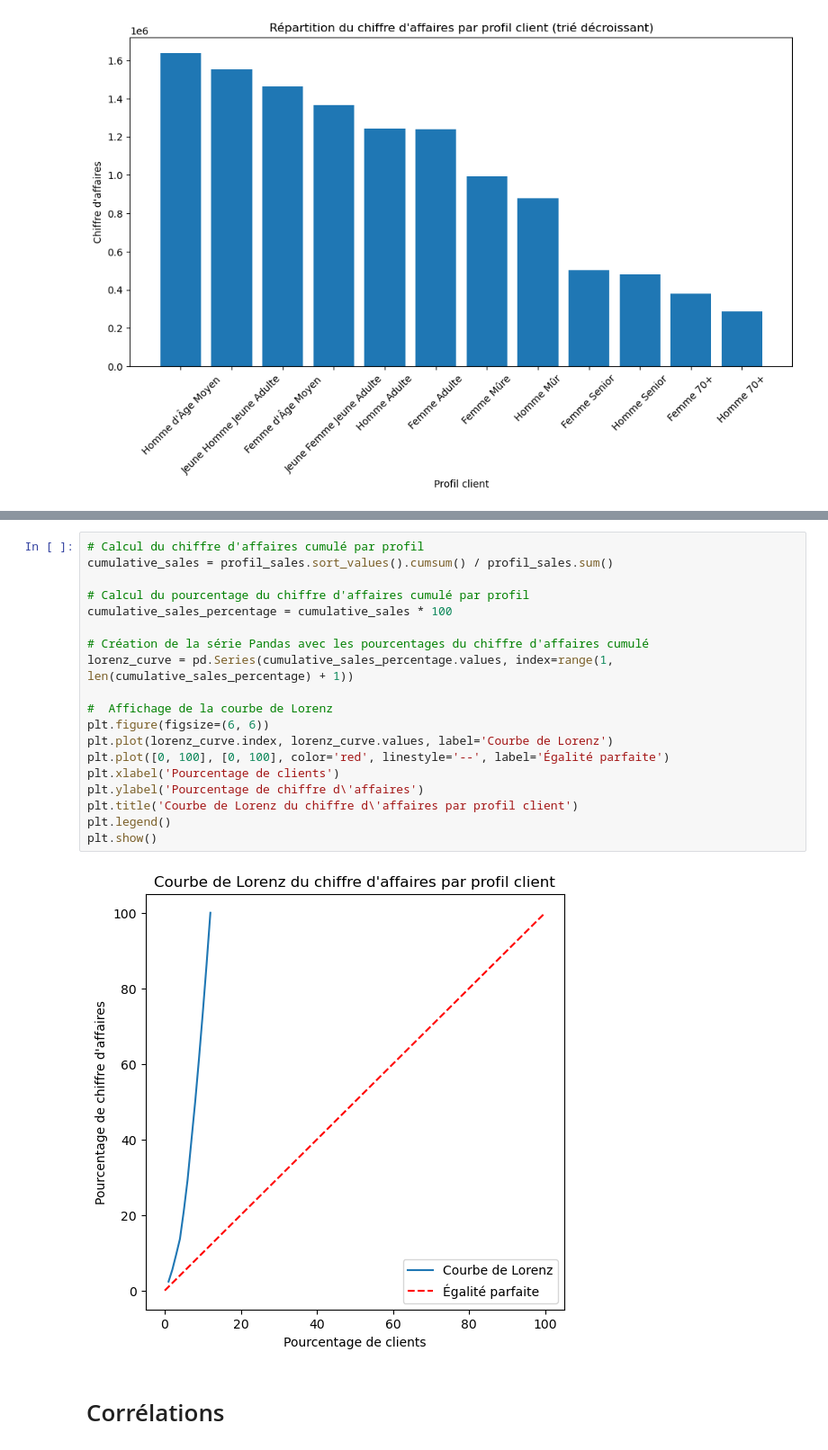
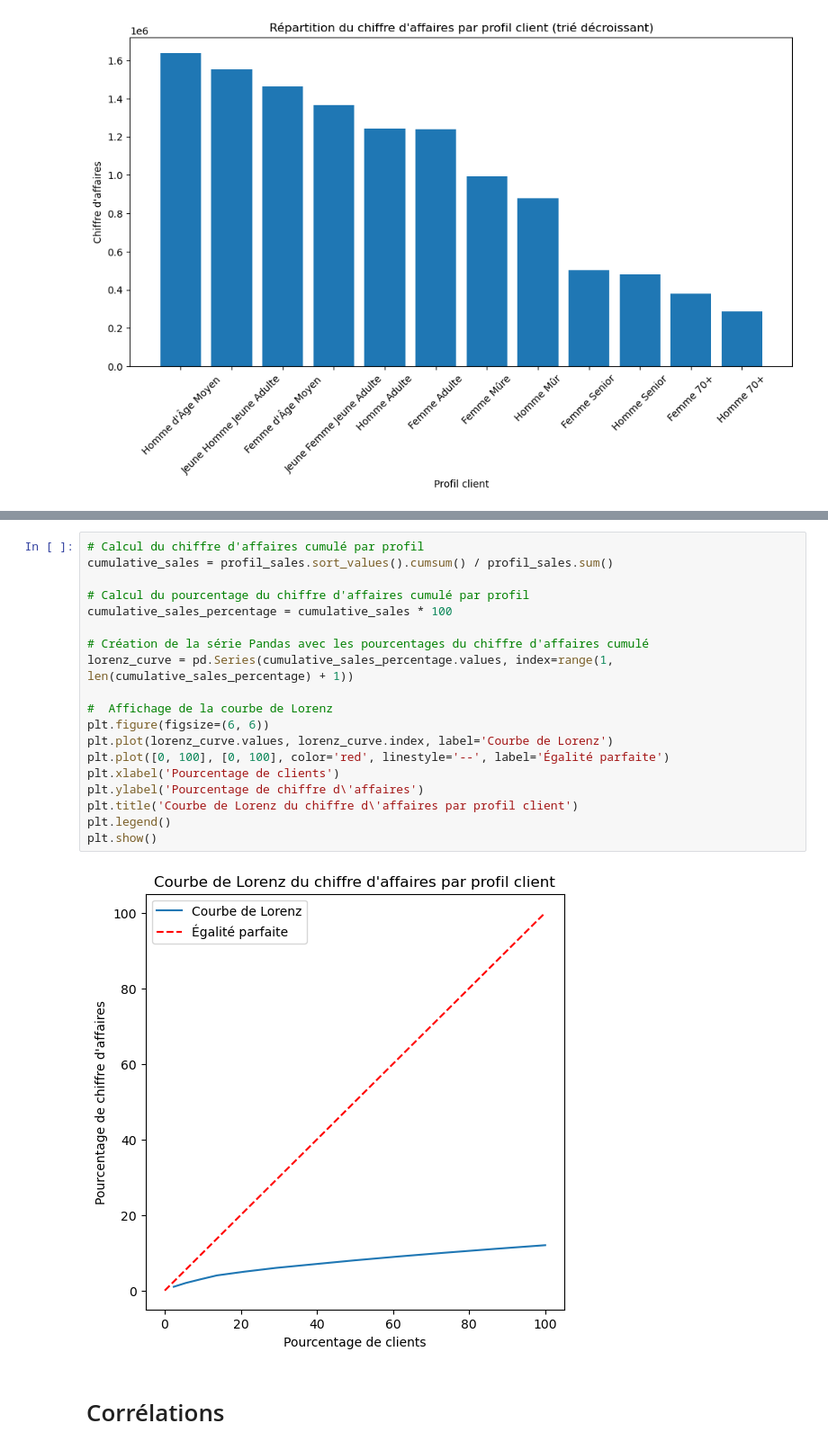
Before and after one commit to AntoineJBQ/Projet-6, a Jupyter notebook: Projet6.ipynb, the cells around one changed output, grey strips where cells are left out. Shown at 90% size. Drawn from its saved outputs; the diff is of its cells as text.

```diff
--- a/Projet6.ipynb
+++ b/Projet6.ipynb
@@ -412,24 +442,24 @@ plt.show()
 # %%
 # Calcul du chiffre d'affaires cumulé par profil
 cumulative_sales = profil_sales.sort_values().cumsum() / profil_sales.sum()
 
 # Calcul du pourcentage du chiffre d'affaires cumulé par profil
 cumulative_sales_percentage = cumulative_sales * 100
 
 # Création de la série Pandas avec les pourcentages du chiffre d'affaires cumulé
 lorenz_curve = pd.Series(cumulative_sales_percentage.values, index=range(1, len(cumulative_sales_percentage) + 1))
 
 #  Affichage de la courbe de Lorenz
 plt.figure(figsize=(6, 6))
-plt.plot(lorenz_curve.index, lorenz_curve.values, label='Courbe de Lorenz')
+plt.plot(lorenz_curve.values, lorenz_curve.index, label='Courbe de Lorenz')
 plt.plot([0, 100], [0, 100], color='red', linestyle='--', label='Égalité parfaite')
 plt.xlabel('Pourcentage de clients')
 plt.ylabel('Pourcentage de chiffre d\'affaires')
 plt.title('Courbe de Lorenz du chiffre d\'affaires par profil client')
 plt.legend()
 plt.show()
 # %% [output]
-[figure, old version]
+[figure, new version]
 # %% [markdown]
 # Corrélations
 # %% [markdown]
```
Also changed, not shown: parts of 31 cells of this notebook, 2 other files.
